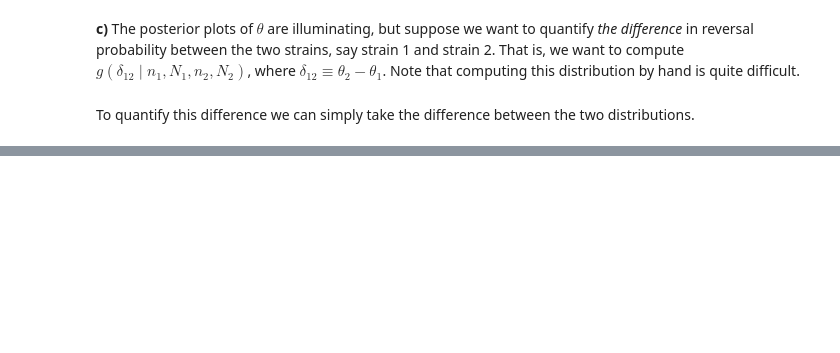
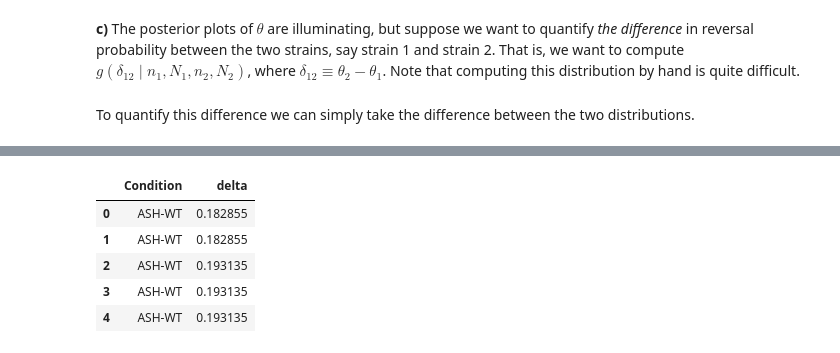
Before and after one commit to heathjohn62/bebi103, a Jupyter notebook: sandbox/Jared's_7.2.ipynb, the cells around one changed output, grey strips where cells are left out. Cells and saved outputs as stored; diff of their text form; code cells hidden in the pictures; blank space fills up the shorter version.

```diff
--- a/sandbox/Jared's_7.2.ipynb
+++ b/sandbox/Jared's_7.2.ipynb
@@ -337 +349,15 @@ df_mcmc_total2["AVAASH"]= df_mcmc_total2["AVA"] - df_mcmc_total2["ASH"]
+# %%
+df_mcmc_total2_tidy = df_mcmc_total2.stack(level=0)
+df_mcmc_total2_tidy = df_mcmc_total2_tidy.sort_index(level=1)
+df_mcmc_total2_tidy = df_mcmc_total2_tidy.reset_index(level=1)
+df_mcmc_total2_tidy = df_mcmc_total2_tidy.rename(columns={'level_1': 'Condition',
+                                                          0:'delta'})
+df_mcmc_total2_tidy.head()
+# %% [output]
+|  | Condition | delta |
+| 0 | ASH-WT | 0.182855 |
+| 1 | ASH-WT | 0.182855 |
+| 2 | ASH-WT | 0.193135 |
+| 3 | ASH-WT | 0.193135 |
+| 4 | ASH-WT | 0.193135 |
 # %%
```
Also changed, not shown: parts of 7 cells of this notebook.
